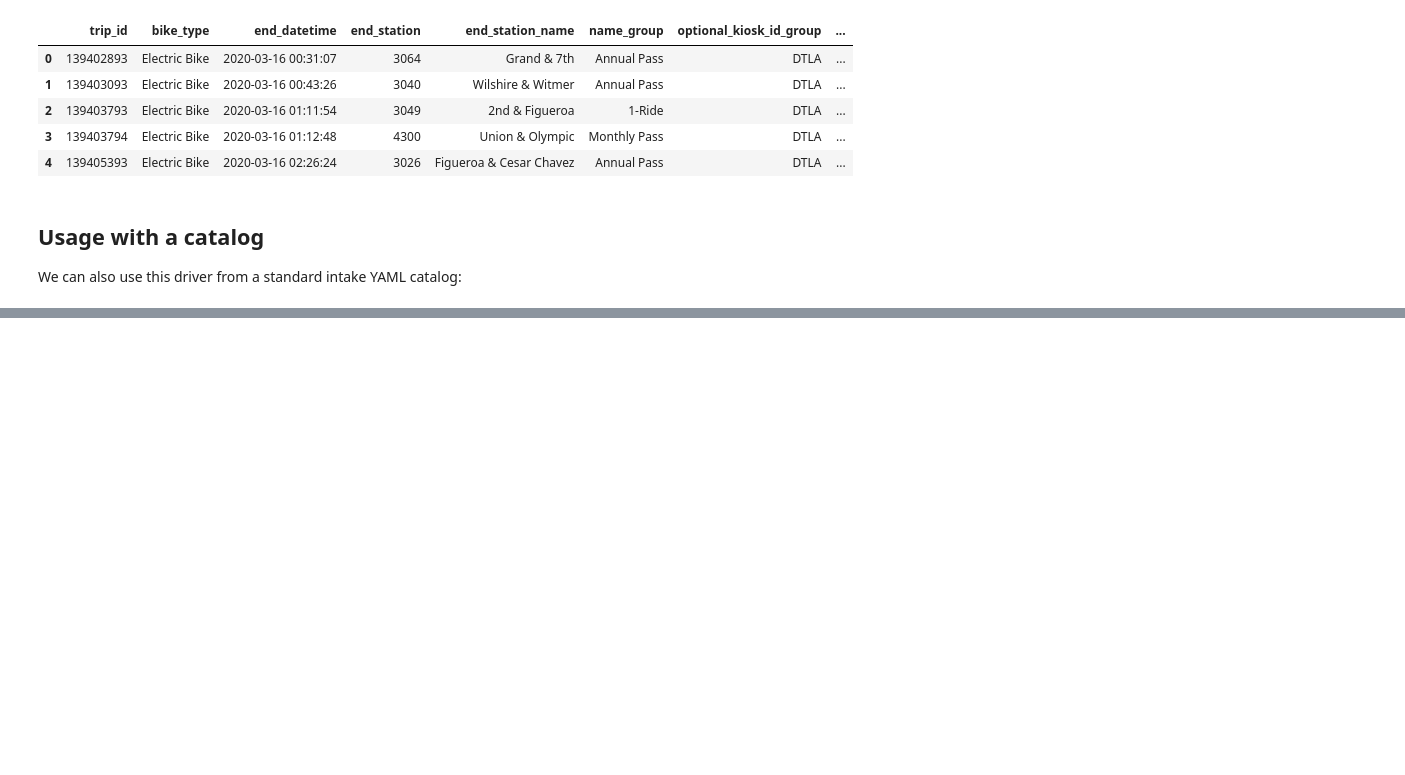
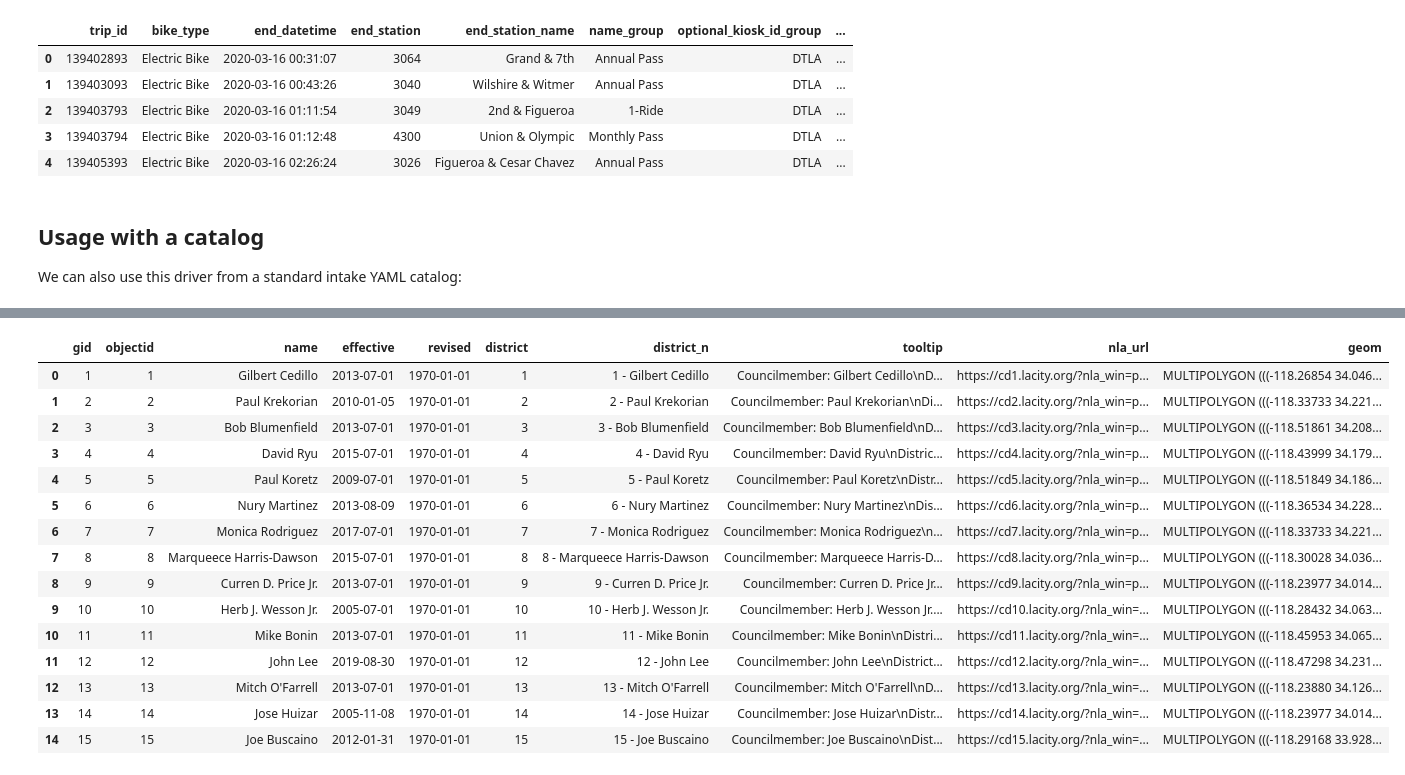
Before and after one commit to CityOfLosAngeles/intake-civis, a Jupyter notebook: examples/example.ipynb, the cells around one changed output, grey strips where cells are left out. Drawn from its saved outputs; the diff is of its cells as text; code cells hidden in the pictures; blank space fills up the shorter version.

```diff
--- a/examples/example.ipynb
+++ b/examples/example.ipynb
@@ -61,0 +92,20 @@ df.head()
+# %%
+gdf = source.read()
+gdf
+# %% [output]
+|  | gid | objectid | name | effective | revised | district | district_n | tooltip | nla_url | geom |
+| 0 | 1 | 1 | Gilbert Cedillo | 2013-07-01 | 1970-01-01 | 1 | 1 - Gilbert Cedillo | Councilmember: Gilbert Cedillo\nD... | https://cd1.lacity.org/?nla_win=p... | MULTIPOLYGON (((-118.26854 34.046... |
+| 1 | 2 | 2 | Paul Krekorian | 2010-01-05 | 1970-01-01 | 2 | 2 - Paul Krekorian | Councilmember: Paul Krekorian\nDi... | https://cd2.lacity.org/?nla_win=p... | MULTIPOLYGON (((-118.33733 34.221... |
+| 2 | 3 | 3 | Bob Blumenfield | 2013-07-01 | 1970-01-01 | 3 | 3 - Bob Blumenfield | Councilmember: Bob Blumenfield\nD... | https://cd3.lacity.org/?nla_win=p... | MULTIPOLYGON (((-118.51861 34.208... |
+| 3 | 4 | 4 | David Ryu | 2015-07-01 | 1970-01-01 | 4 | 4 - David Ryu | Councilmember: David Ryu\nDistric... | https://cd4.lacity.org/?nla_win=p... | MULTIPOLYGON (((-118.43999 34.179... |
+| 4 | 5 | 5 | Paul Koretz | 2009-07-01 | 1970-01-01 | 5 | 5 - Paul Koretz | Councilmember: Paul Koretz\nDistr... | https://cd5.lacity.org/?nla_win=p... | MULTIPOLYGON (((-118.51849 34.186... |
+| 5 | 6 | 6 | Nury Martinez | 2013-08-09 | 1970-01-01 | 6 | 6 - Nury Martinez | Councilmember: Nury Martinez\nDis... | https://cd6.lacity.org/?nla_win=p... | MULTIPOLYGON (((-118.36534 34.228... |
+| 6 | 7 | 7 | Monica Rodriguez | 2017-07-01 | 1970-01-01 | 7 | 7 - Monica Rodriguez | Councilmember: Monica Rodriguez\n... | https://cd7.lacity.org/?nla_win=p... | MULTIPOLYGON (((-118.33733 34.221... |
+| 7 | 8 | 8 | Marqueece Harris-Dawson | 2015-07-01 | 1970-01-01 | 8 | 8 - Marqueece Harris-Dawson | Councilmember: Marqueece Harris-D... | https://cd8.lacity.org/?nla_win=p... | MULTIPOLYGON (((-118.30028 34.036... |
+| 8 | 9 | 9 | Curren D. Price Jr. | 2013-07-01 | 1970-01-01 | 9 | 9 - Curren D. Price Jr. | Councilmember: Curren D. Price Jr... | https://cd9.lacity.org/?nla_win=p... | MULTIPOLYGON (((-118.23977 34.014... |
+| 9 | 10 | 10 | Herb J. Wesson Jr. | 2005-07-01 | 1970-01-01 | 10 | 10 - Herb J. Wesson Jr. | Councilmember: Herb J. Wesson Jr.... | https://cd10.lacity.org/?nla_win=... | MULTIPOLYGON (((-118.28432 34.063... |
+| 10 | 11 | 11 | Mike Bonin | 2013-07-01 | 1970-01-01 | 11 | 11 - Mike Bonin | Councilmember: Mike Bonin\nDistri... | https://cd11.lacity.org/?nla_win=... | MULTIPOLYGON (((-118.45953 34.065... |
+| 11 | 12 | 12 | John Lee | 2019-08-30 | 1970-01-01 | 12 | 12 - John Lee | Councilmember: John Lee\nDistrict... | https://cd12.lacity.org/?nla_win=... | MULTIPOLYGON (((-118.47298 34.231... |
+| 12 | 13 | 13 | Mitch O'Farrell | 2013-07-01 | 1970-01-01 | 13 | 13 - Mitch O'Farrell | Councilmember: Mitch O'Farrell\nD... | https://cd13.lacity.org/?nla_win=... | MULTIPOLYGON (((-118.23880 34.126... |
+| 13 | 14 | 14 | Jose Huizar | 2005-11-08 | 1970-01-01 | 14 | 14 - Jose Huizar | Councilmember: Jose Huizar\nDistr... | https://cd14.lacity.org/?nla_win=... | MULTIPOLYGON (((-118.23977 34.014... |
+| 14 | 15 | 15 | Joe Buscaino | 2012-01-31 | 1970-01-01 | 15 | 15 - Joe Buscaino | Councilmember: Joe Buscaino\nDist... | https://cd15.lacity.org/?nla_win=... | MULTIPOLYGON (((-118.29168 33.928... |
```
Also changed, not shown: parts of 5 cells of this notebook, 2 other files.
